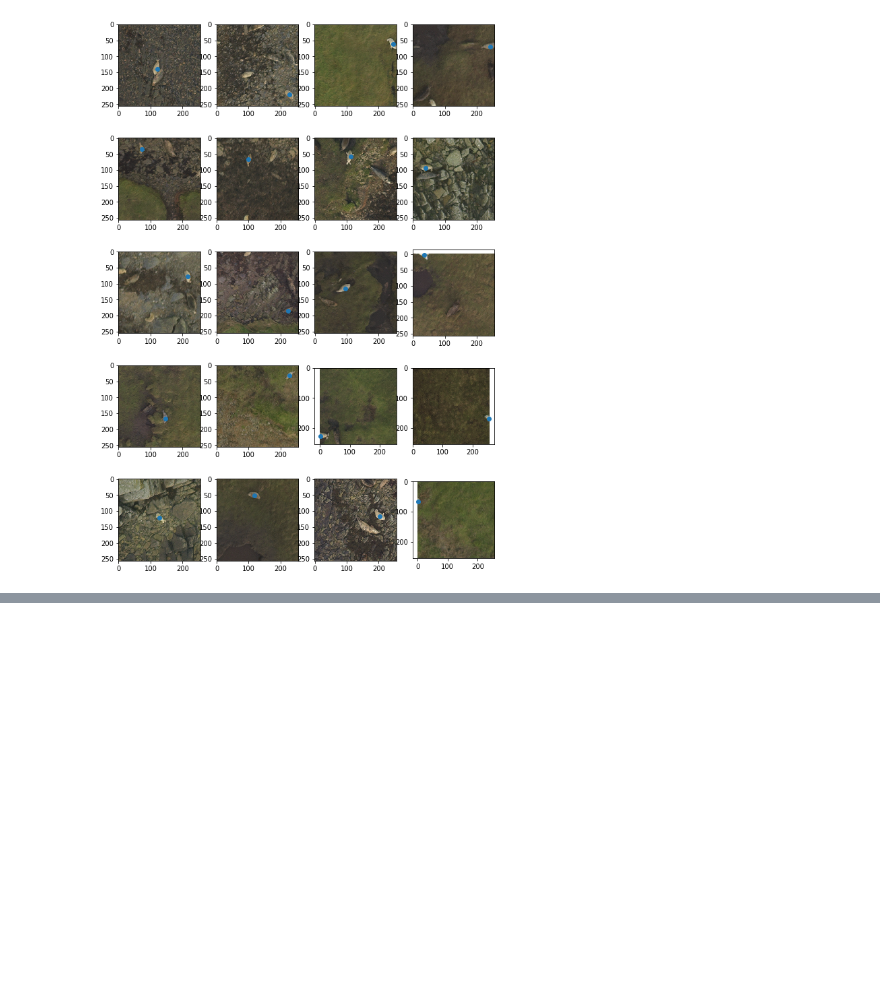
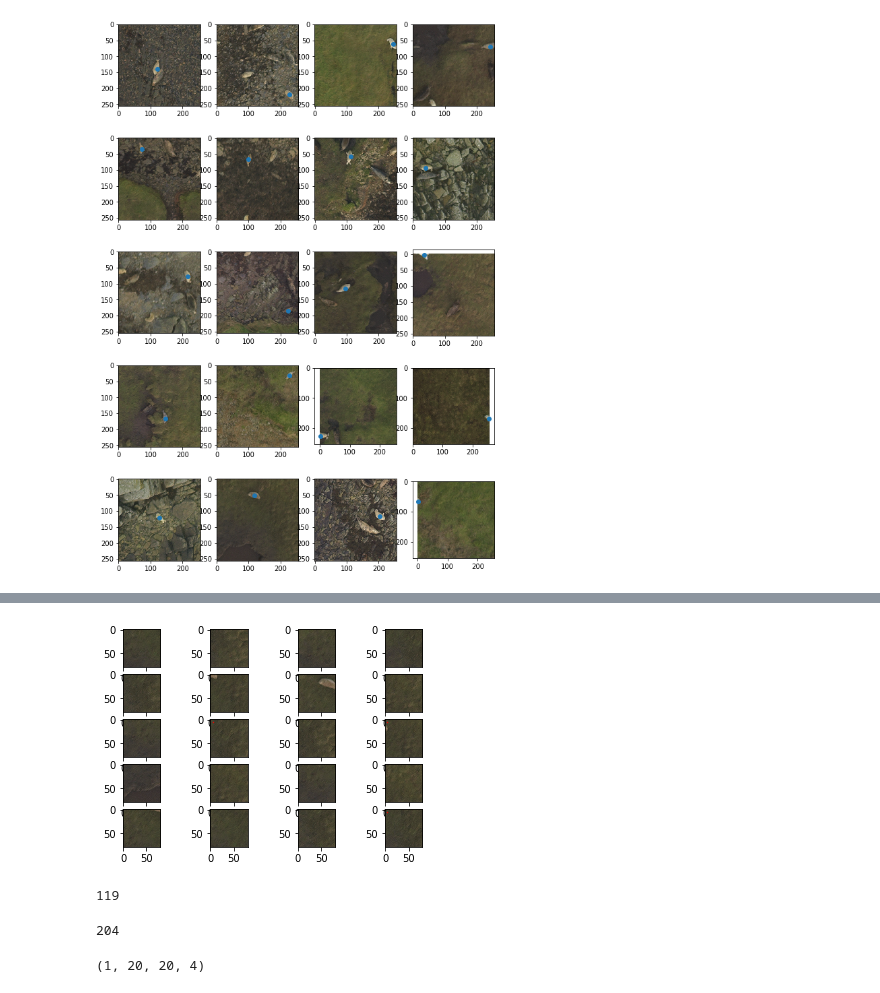
Before and after one commit to alex-schaaf/savewally, a Jupyter notebook: window_size.ipynb, the cells around one changed output, grey strips where cells are left out. Drawn from its saved outputs; the diff is of its cells as text; code cells hidden in the pictures; blank space fills up the shorter version.

```diff
--- a/window_size.ipynb
+++ b/window_size.ipynb
@@ -101,0 +127,9 @@ for i, axi in enumerate(ax.flat):
+# %%
+def extract_patch(img, x, y, dx, dy):
+    # x, X, y, Y
+    # bbox = (centroid[0] - xbound, centroid[0] + xbound, 256 - centroid[1] - ybound, 256 - centroid[1] + ybound)
+    bbox = (x, x + dx, y, y + dy)
+    # print(bbox)
+
+    patch = np.asarray(img)[bbox[0]:bbox[1], bbox[2]:bbox[3]]
+    return patch, bbox
@@ -101,0 +150,39 @@ for i, axi in enumerate(ax.flat):
+# %%
+i = -3
+img = images[i]
+patches = []
+seal_bool = []
+dx = 40
+dy = 40
+
+sealx, sealy = x_pixels[i], y_pixels[i]
+
+for i in range(20):
+    x,y = (np.random.randint(0, 256 - dx),
+         np.random.randint(0, 256 - dy))
+    if sealx > x and sealx <= x + dx and sealy > y and sealy <= y + dy:
+        seal_bool.append(True)
+    else:
+        seal_bool.append(False)
+    # print(x,y)
+    patches.append(extract_patch(img, x, y, dx, dy))
+# %%
+fig, axes = plt.subplots(nrows=5, ncols=4)
+for patch, ax, seal in zip(patches, axes.flat, seal_bool):
+    ax.imshow(patch)
+    if seal:
+        ax.scatter(5,5, color="red", s=0.2)
+# %% [output]
+[figure, added]
+# %%
+x_pixels[-3]
+# %% [output]
+119
+# %%
+y_pixels[-3]
+# %% [output]
+204
+# %%
+patches.shape
+# %% [output]
+(1, 20, 20, 4)
```
Also changed, not shown: parts of 14 cells of this notebook.
